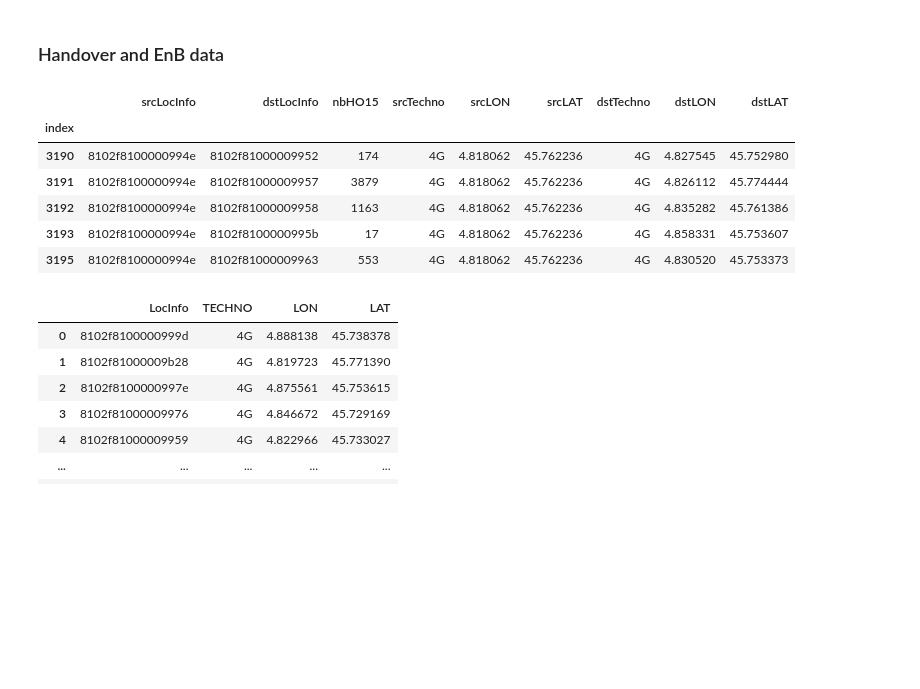
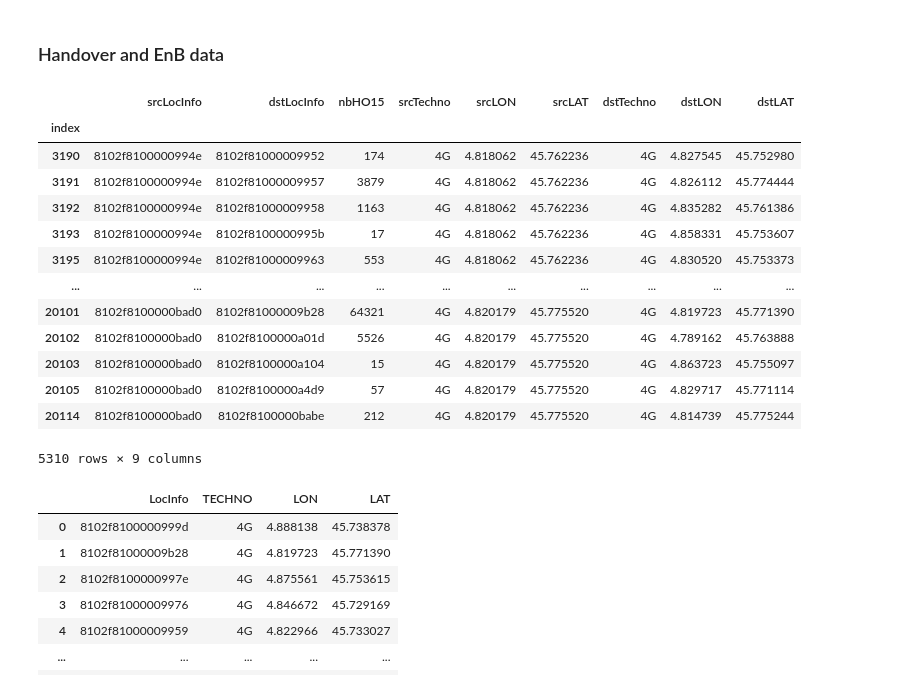
Before and after one commit to eakopyan/Popular-paths, a Jupyter notebook: HOProcess_v2/graph_analysis_day-night.ipynb, the cells around one changed output. Drawn from its saved outputs; the diff is of its cells as text; code cells hidden in the pictures; blank space fills up the shorter version.

```diff
--- a/HOProcess_v2/graph_analysis_day-night.ipynb
+++ b/HOProcess_v2/graph_analysis_day-night.ipynb
@@ -220,14 +228,21 @@ METHOD = 'log'
 # %%
 agg_df_day = pd.read_parquet('..\\Processed_data\\HO_AGG_16-22_DAYTIME_4G_coords_reduced.snappy.parquet', engine='fastparquet')
 ho_df_day = agg_df_day.loc[agg_df_day.srcLocInfo != agg_df_day.dstLocInfo]
-ho_df_day.head()
+ho_df_day
 # %% [output]
 |  | srcLocInfo | dstLocInfo | nbHO15 | srcTechno | srcLON | srcLAT | dstTechno | dstLON | dstLAT |
 | index |  |  |  |  |  |  |  |  |  |
 | 3190 | 8102f8100000994e | 8102f81000009952 | 174 | 4G | 4.818062 | 45.762236 | 4G | 4.827545 | 45.752980 |
 | 3191 | 8102f8100000994e | 8102f81000009957 | 3879 | 4G | 4.818062 | 45.762236 | 4G | 4.826112 | 45.774444 |
 | 3192 | 8102f8100000994e | 8102f81000009958 | 1163 | 4G | 4.818062 | 45.762236 | 4G | 4.835282 | 45.761386 |
 | 3193 | 8102f8100000994e | 8102f8100000995b | 17 | 4G | 4.818062 | 45.762236 | 4G | 4.858331 | 45.753607 |
 | 3195 | 8102f8100000994e | 8102f81000009963 | 553 | 4G | 4.818062 | 45.762236 | 4G | 4.830520 | 45.753373 |
+| ... | ... | ... | ... | ... | ... | ... | ... | ... | ... |
+| 20101 | 8102f8100000bad0 | 8102f81000009b28 | 64321 | 4G | 4.820179 | 45.775520 | 4G | 4.819723 | 45.771390 |
+| 20102 | 8102f8100000bad0 | 8102f8100000a01d | 5526 | 4G | 4.820179 | 45.775520 | 4G | 4.789162 | 45.763888 |
+| 20103 | 8102f8100000bad0 | 8102f8100000a104 | 15 | 4G | 4.820179 | 45.775520 | 4G | 4.863723 | 45.755097 |
+| 20105 | 8102f8100000bad0 | 8102f8100000a4d9 | 57 | 4G | 4.820179 | 45.775520 | 4G | 4.829717 | 45.771114 |
+| 20114 | 8102f8100000bad0 | 8102f8100000babe | 212 | 4G | 4.820179 | 45.775520 | 4G | 4.814739 | 45.775244 |
+5310 rows × 9 columns
 # %%
 PATH_TOPO = '..\\..\\Data_Handover\\TOPO\\Lyon\\part-00000-2f038a97-7faf-46f3-aee2-b73b52bf2cba.snappy.parquet'
```
Also changed, not shown: parts of 9 cells of this notebook.
